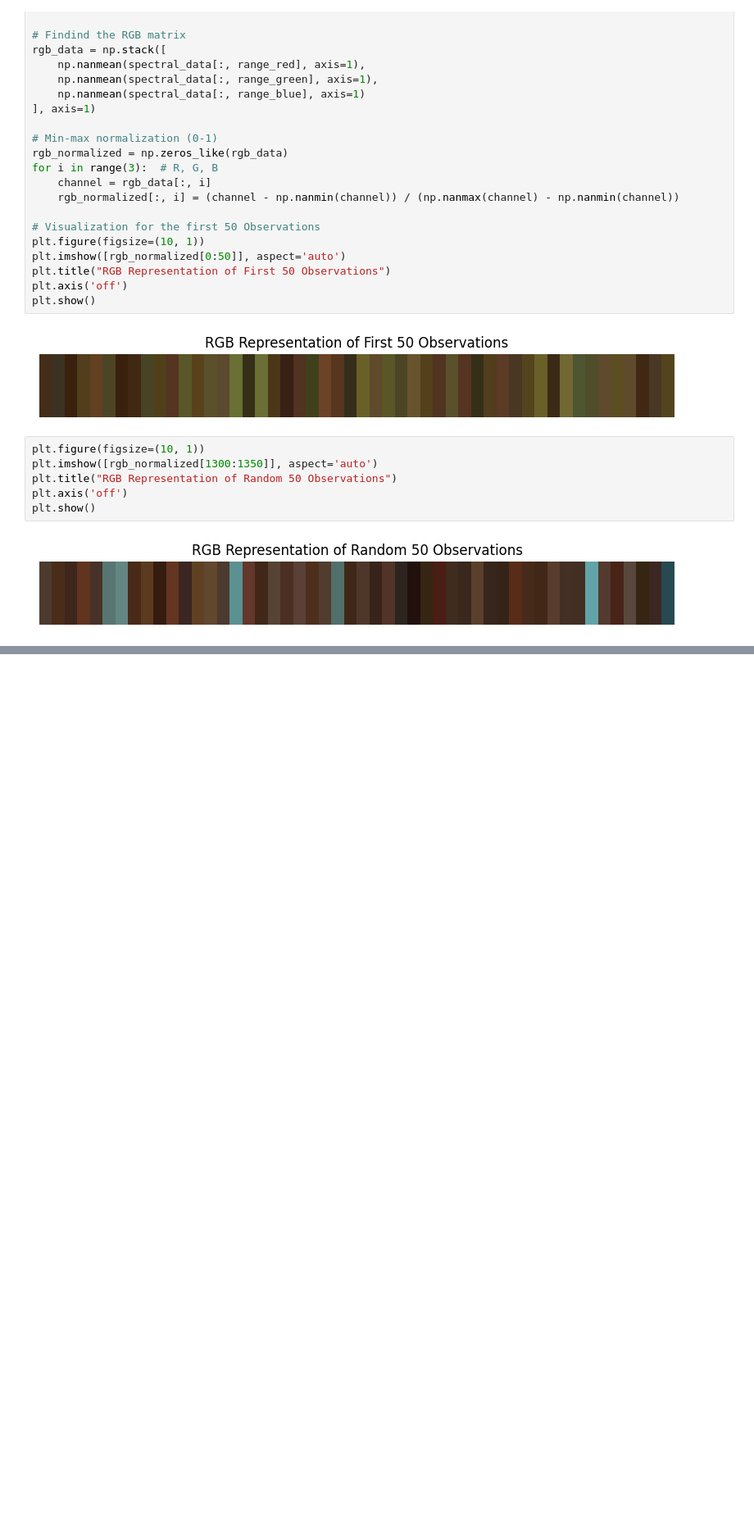
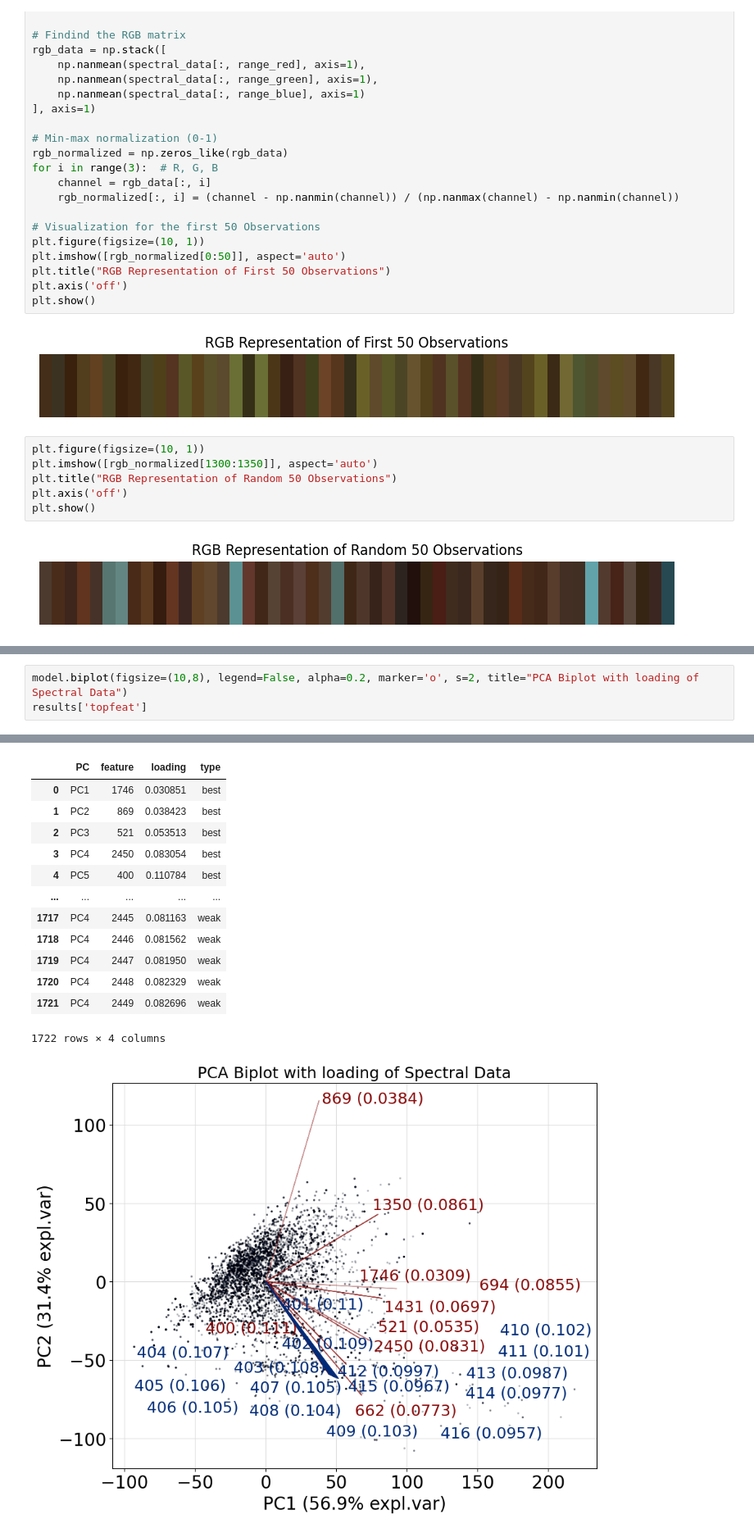
Before and after one commit to sophisticated21/ADAML-spectral-soft-sensor, a Jupyter notebook: part1.ipynb, the cells around one changed output, grey strips where cells are left out. Shown at 82% size. Drawn from its saved outputs; the diff is of its cells as text; blank space fills up the shorter version.

```diff
--- a/part1.ipynb
+++ b/part1.ipynb
@@ -188,0 +253,4 @@ plt.show()
+# %%
+model.biplot(figsize=(10,8), legend=False, alpha=0.2, marker='o', s=2, title="PCA Biplot with loading of Spectral Data")
+results['topfeat']
+# %% [output]
@@ -188,0 +259,14 @@ plt.show()
+|  | PC | feature | loading | type |
+| 0 | PC1 | 1746 | 0.030851 | best |
+| 1 | PC2 | 869 | 0.038423 | best |
+| 2 | PC3 | 521 | 0.053513 | best |
+| 3 | PC4 | 2450 | 0.083054 | best |
+| 4 | PC5 | 400 | 0.110784 | best |
+| ... | ... | ... | ... | ... |
+| 1717 | PC4 | 2445 | 0.081163 | weak |
+| 1718 | PC4 | 2446 | 0.081562 | weak |
+| 1719 | PC4 | 2447 | 0.081950 | weak |
+| 1720 | PC4 | 2448 | 0.082329 | weak |
+| 1721 | PC4 | 2449 | 0.082696 | weak |
+1722 rows × 4 columns
+[figure, added]
```
Also changed, not shown: parts of 16 cells of this notebook, 1 other file.
